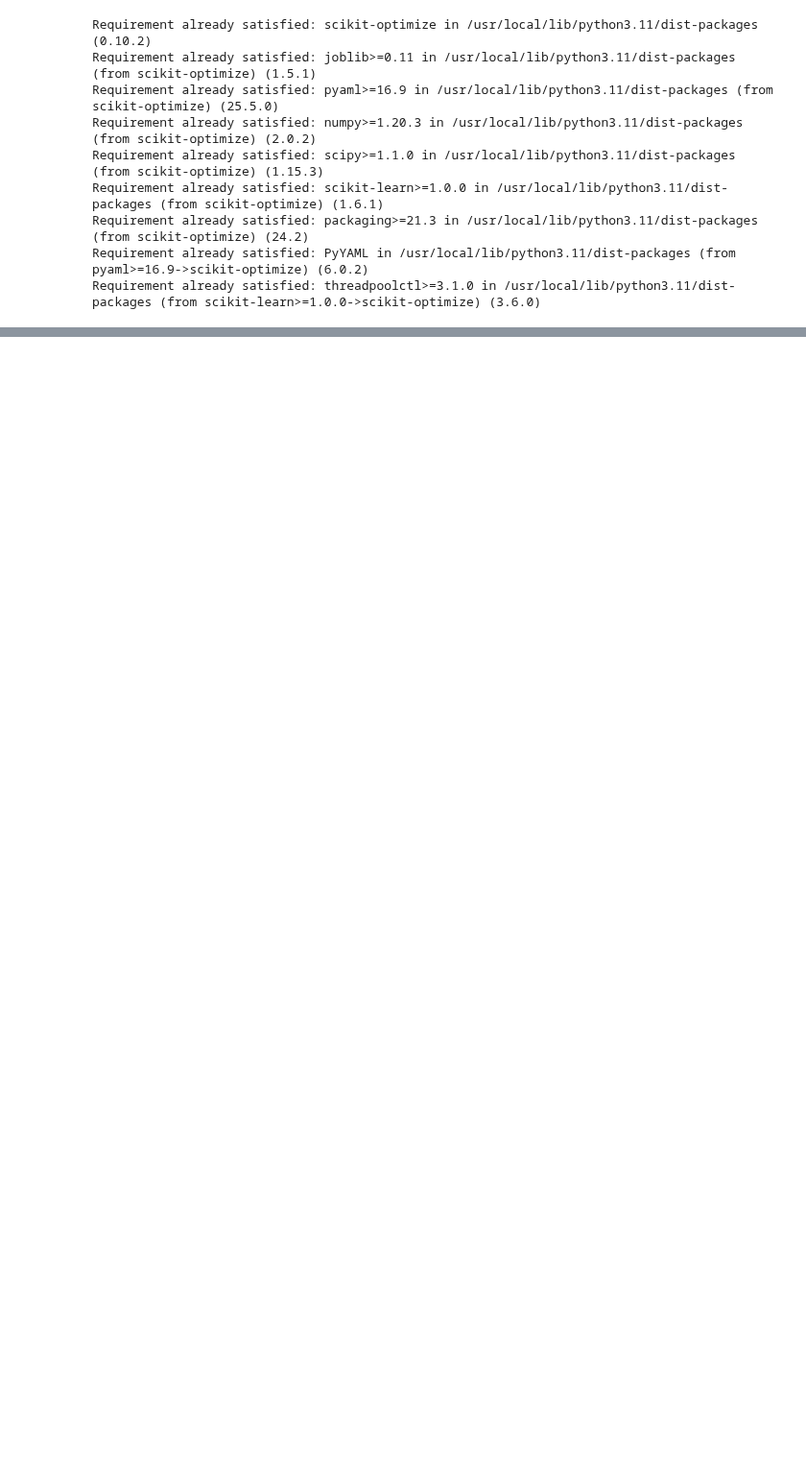
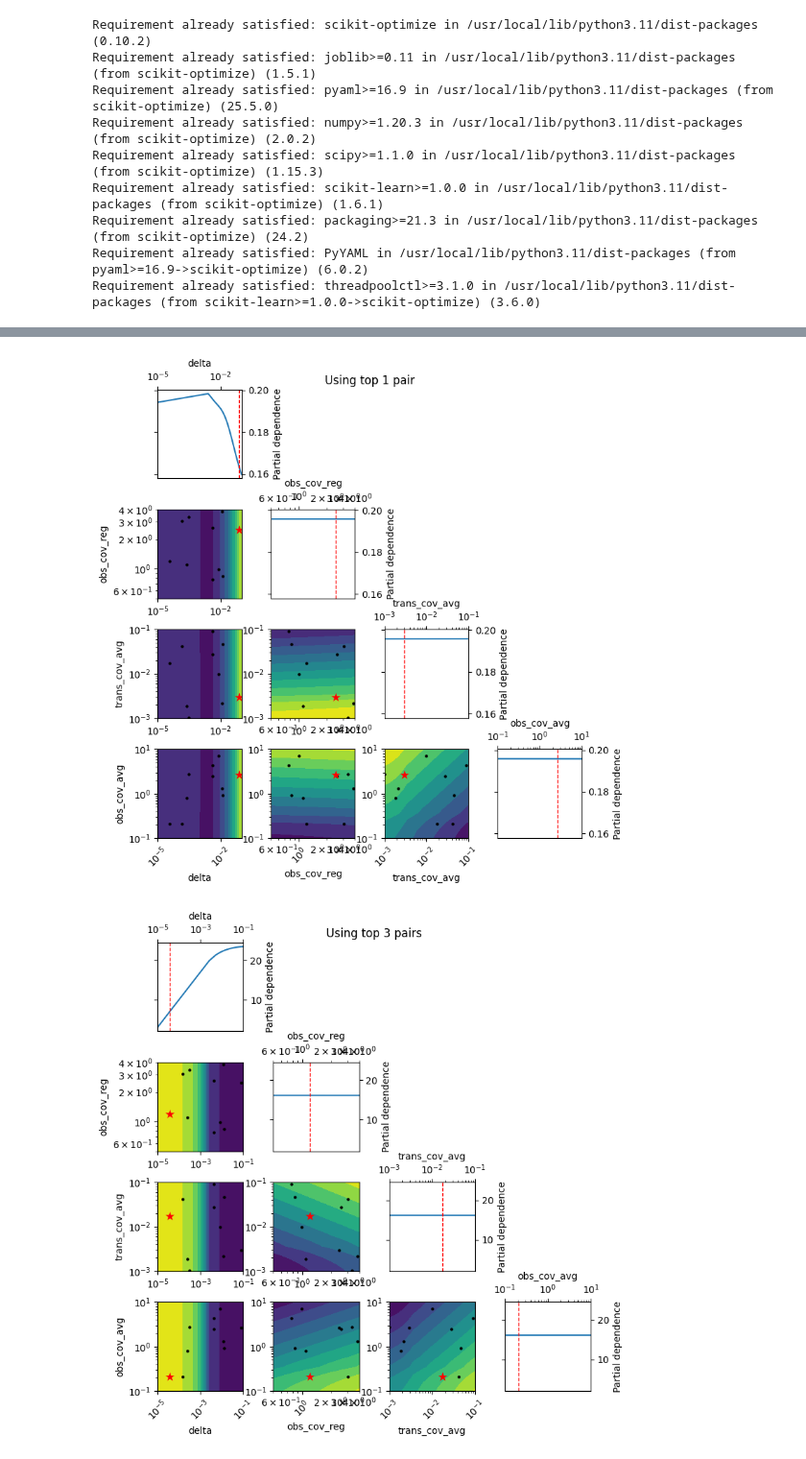
Before and after one commit to maviddoerdijk/bsc-thesis, a Jupyter notebook: exp/hyperparameter_optimization.ipynb, the cells around one changed output, grey strips where cells are left out. Shown at 96% size. Cells and saved outputs as stored; diff of their text form; code cells hidden in the pictures; blank space fills up the shorter version.

```diff
--- a/exp/hyperparameter_optimization.ipynb
+++ b/exp/hyperparameter_optimization.ipynb
@@ -263,0 +297,19 @@ best_params, best_mean_mse
+# %%
+ax = skplots.plot_objective(res_1)
+ax.set_title("Using top 1 pair")
+plt.tight_layout()
+plt.show()
+
+ax = skplots.plot_objective(res_3)
+ax.set_title("Using top 3 pairs")
+plt.tight_layout()
+plt.show()
+
+ax = skplots.plot_objective(res_10)
+ax.set_title("Using top 10 pairs")
+plt.tight_layout()
+plt.show()
+# Conclusion: top 3 is a big enough sample in this case, but top 1 can give a totally different result
+# %% [output]
+[figure, added]
+[figure, added]
```
Also changed, not shown: parts of 9 cells of this notebook.
